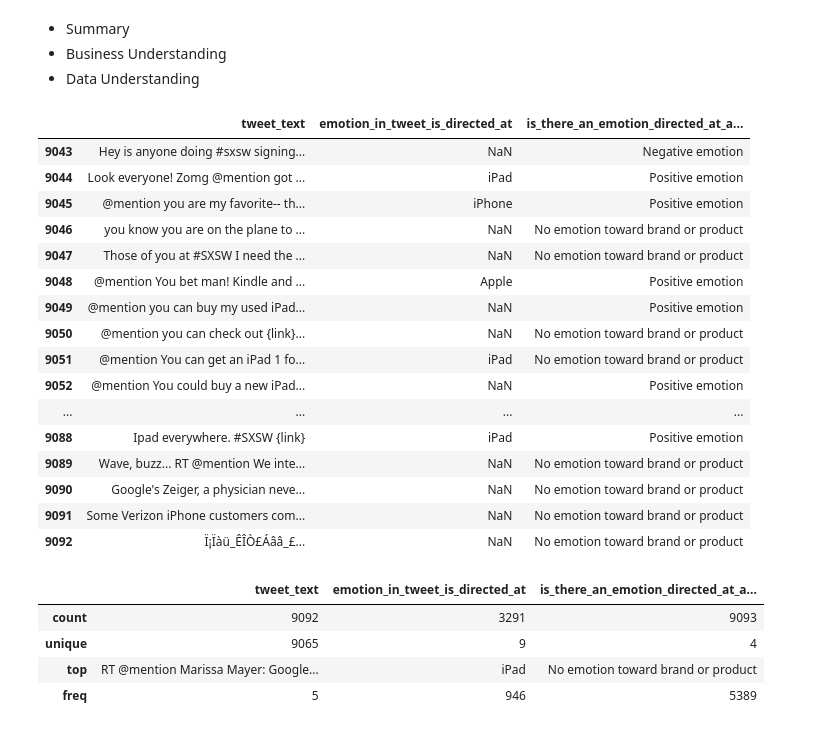
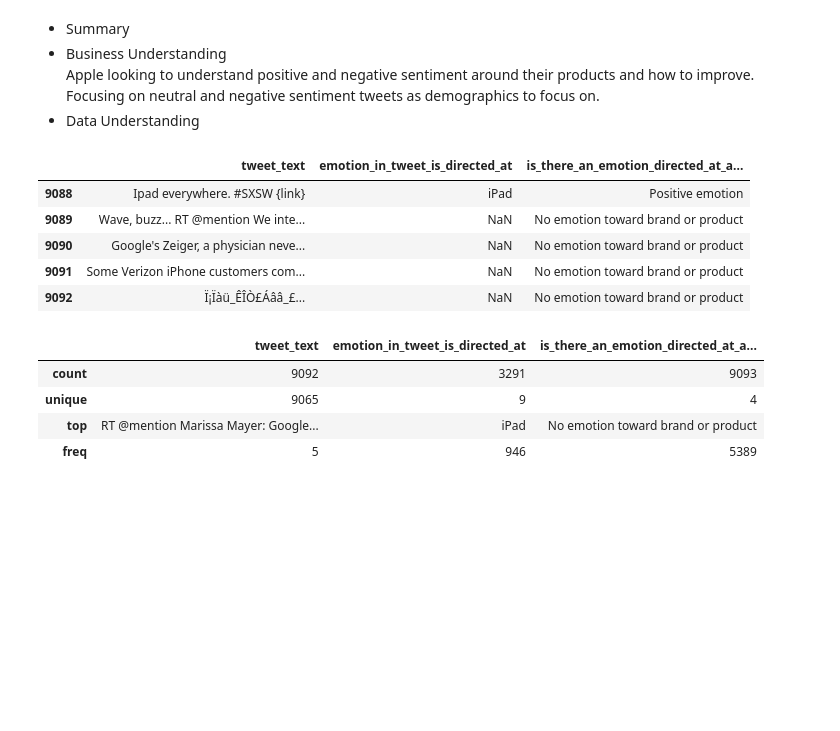
Before and after one commit to hthota1/Twitter-Sentiment-Analysis, a Jupyter notebook: Notebook.ipynb, the cells around one changed output. Saved outputs shown, nothing was run; the diff lists cells and outputs as text; code cells hidden in the pictures; blank space fills up the shorter version.

Commit message:
clarified business problem and made apple_df

```diff
--- a/Notebook.ipynb
+++ b/Notebook.ipynb
@@ -1,7 +1,9 @@
-# %% [markdown]
-- Summary
-- Business Understanding
-- Data Understanding
+# %% [markdown]
+- Summary
+- Business Understanding\
+   Apple looking to understand positive and negative sentiment around their products and how to improve. Focusing on neutral
+   and negative sentiment tweets as demographics to focus on.
+- Data Understanding
 # %%
 import pandas as pd
 import matplotlib.pyplot as plt
@@ -9,20 +11,9 @@ import seaborn as sns
 # %%
 df = pd.read_csv("data/tweet_product_company.csv", encoding = 'latin-1')
 # %%
-df.tail(50)
+df.tail()
 # %% [output]
 |  | tweet_text | emotion_in_tweet_is_directed_at | is_there_an_emotion_directed_at_a... |
-| 9043 | Hey is anyone doing #sxsw signing... | NaN | Negative emotion |
-| 9044 | Look everyone! Zomg @mention got ... | iPad | Positive emotion |
-| 9045 | @mention you are my favorite-- th... | iPhone | Positive emotion |
-| 9046 | you know you are on the plane to ... | NaN | No emotion toward brand or product |
-| 9047 | Those of you at #SXSW I need the ... | NaN | No emotion toward brand or product |
-| 9048 | @mention You bet man! Kindle and ... | Apple | Positive emotion |
-| 9049 | @mention you can buy my used iPad... | NaN | Positive emotion |
-| 9050 | @mention you can check out {link}... | NaN | No emotion toward brand or product |
-| 9051 | @mention You can get an iPad 1 fo... | iPad | No emotion toward brand or product |
-| 9052 | @mention You could buy a new iPad... | NaN | Positive emotion |
-| ... | ... | ... | ... |
 | 9088 | Ipad everywhere. #SXSW {link} | iPad | Positive emotion |
 | 9089 | Wave, buzz... RT @mention We inte... | NaN | No emotion toward brand or product |
 | 9090 | Google's Zeiger, a physician neve... | NaN | No emotion toward brand or product |
```
Also changed, not shown: parts of 26 cells of this notebook.
